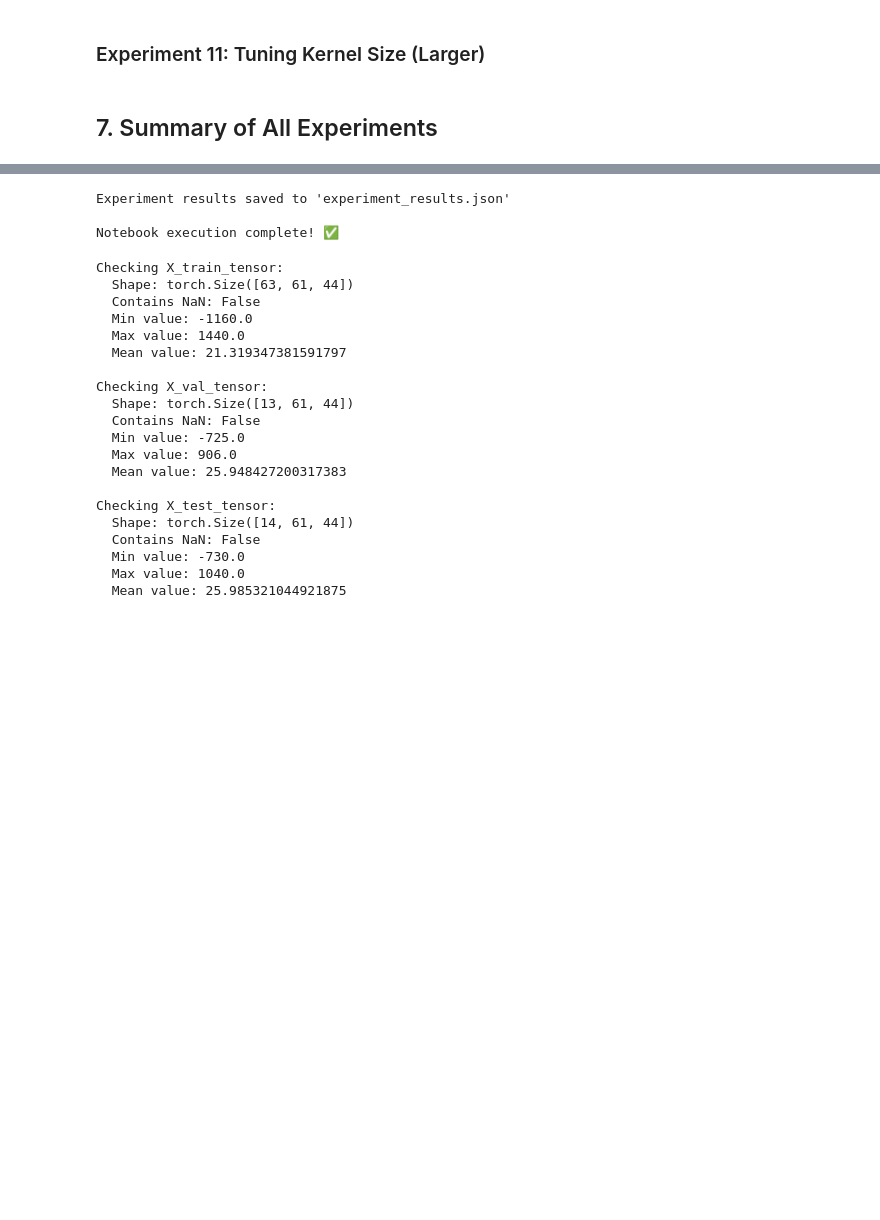
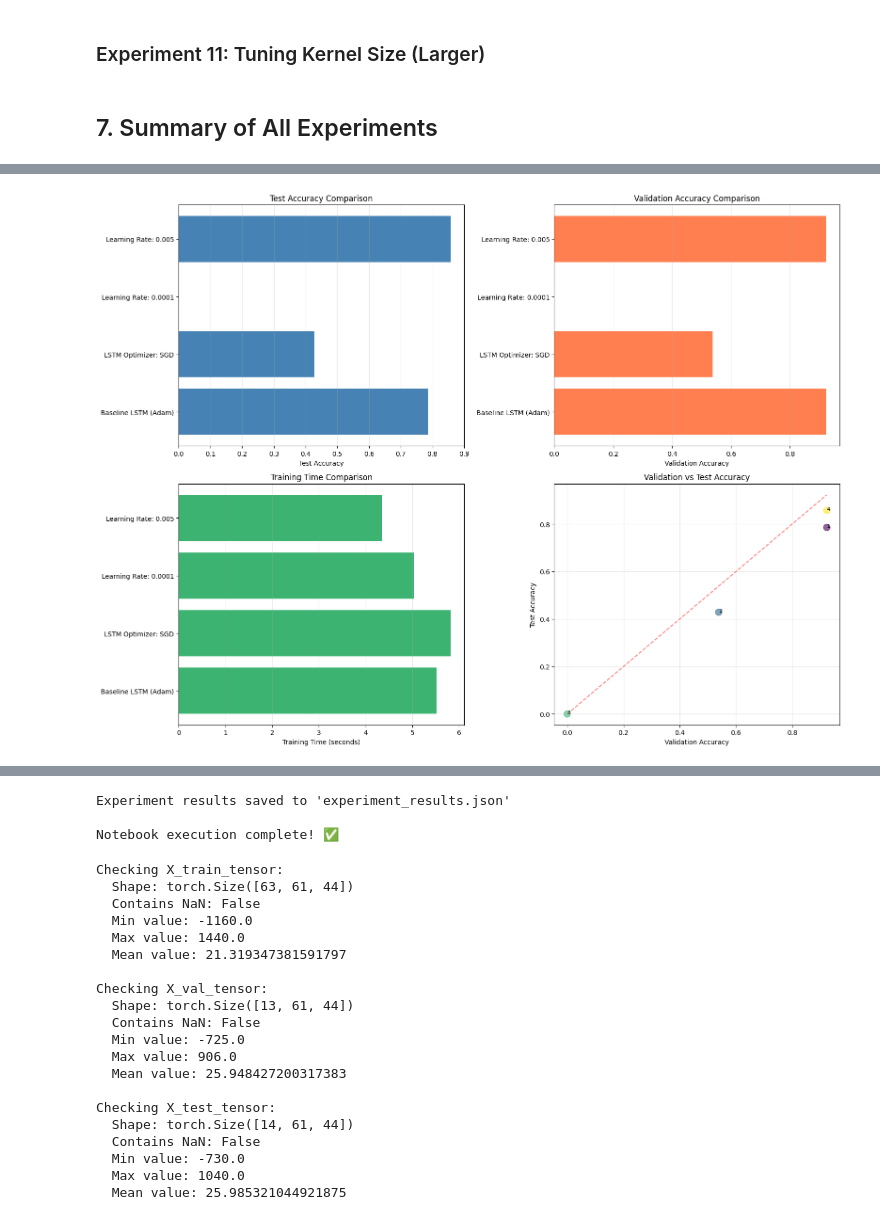
Before and after one commit to Gaburagi/LTSM-Training-Model, a Jupyter notebook: exercise_form_classification.ipynb, the cells around one changed output, grey strips where cells are left out. Cells and saved outputs as stored; diff of their text form; code cells hidden in the pictures; blank space fills up the shorter version.

```diff
--- a/exercise_form_classification.ipynb
+++ b/exercise_form_classification.ipynb
@@ -733,39 +716,35 @@ print(summary_df.iloc[best_idx].to_string())
 # %%
 fig, axes = plt.subplots(2, 2, figsize=(16, 12))
-
 test_accs = [float(r['test_acc']) for r in experiment_results]
 exp_names = [r['experiment_name'] for r in experiment_results]
 axes[0, 0].barh(exp_names, test_accs, color='steelblue')
 axes[0, 0].set_xlabel('Test Accuracy')
 axes[0, 0].set_title('Test Accuracy Comparison')
 axes[0, 0].grid(axis='x', alpha=0.3)
-
 # 2. Validation Accuracy Comparison
-val_accs = [float(r['best_val_acc']) for r in experiment_results]
 val_accs = [float(r['best_val_acc']) for r in experiment_results]
 axes[0, 1].barh(exp_names, val_accs, color='coral')
 axes[0, 1].set_xlabel('Validation Accuracy')
 axes[0, 1].set_title('Validation Accuracy Comparison')
 axes[0, 1].grid(axis='x', alpha=0.3)
-
 # 3. Training Time Comparison
 train_times = [r['training_time'] for r in experiment_results]
 axes[1, 0].barh(exp_names, train_times, color='mediumseagreen')
 axes[1, 0].set_xlabel('Training Time (seconds)')
 axes[1, 0].set_title('Training Time Comparison')
 axes[1, 0].grid(axis='x', alpha=0.3)
-
 # 4. Val vs Test Accuracy
 axes[1, 1].scatter(val_accs, test_accs, s=100, alpha=0.6, c=range(len(exp_names)), cmap='viridis')
 for i, name in enumerate(exp_names):
     axes[1, 1].annotate(str(i+1), (val_accs[i], test_accs[i]), fontsize=8)
 axes[1, 1].plot([min(val_accs), max(val_accs)], [min(val_accs), max(val_accs)], 'r--', alpha=0.5)
 axes[1, 1].set_xlabel('Validation Accuracy')
 axes[1, 1].set_ylabel('Test Accuracy')
 axes[1, 1].set_title('Validation vs Test Accuracy')
 axes[1, 1].grid(True, alpha=0.3)
-
 plt.tight_layout()
+# %% [output]
+[figure, added]
 # %% [markdown]
 ## 8. Conclusions and Insights
 
```
Also changed, not shown: parts of 18 cells of this notebook.
